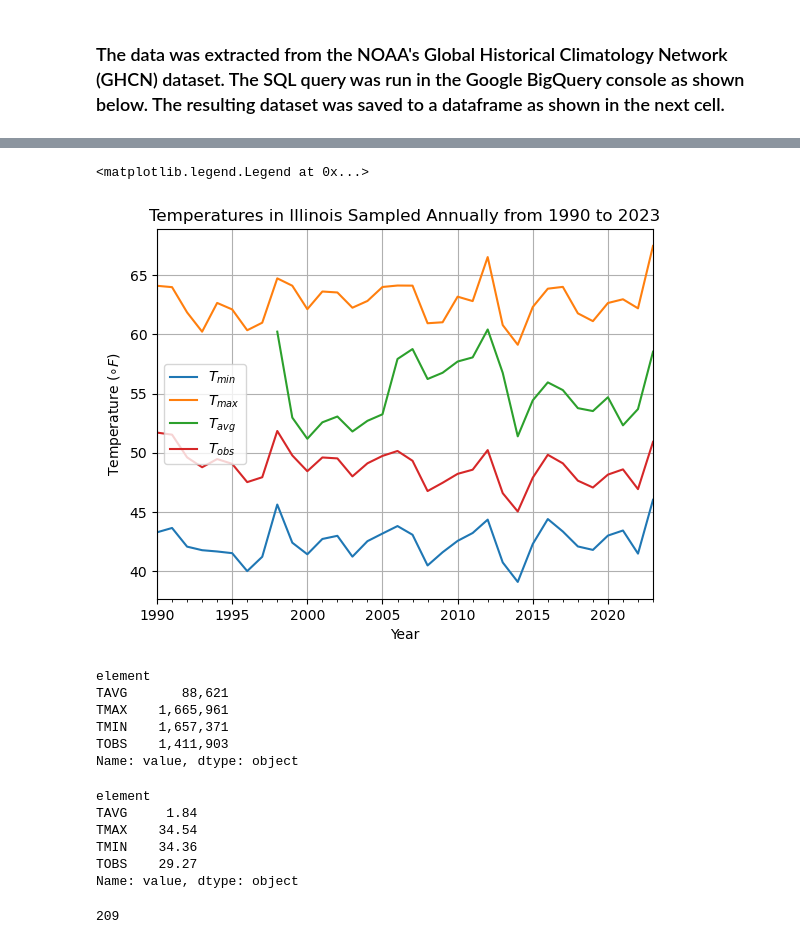
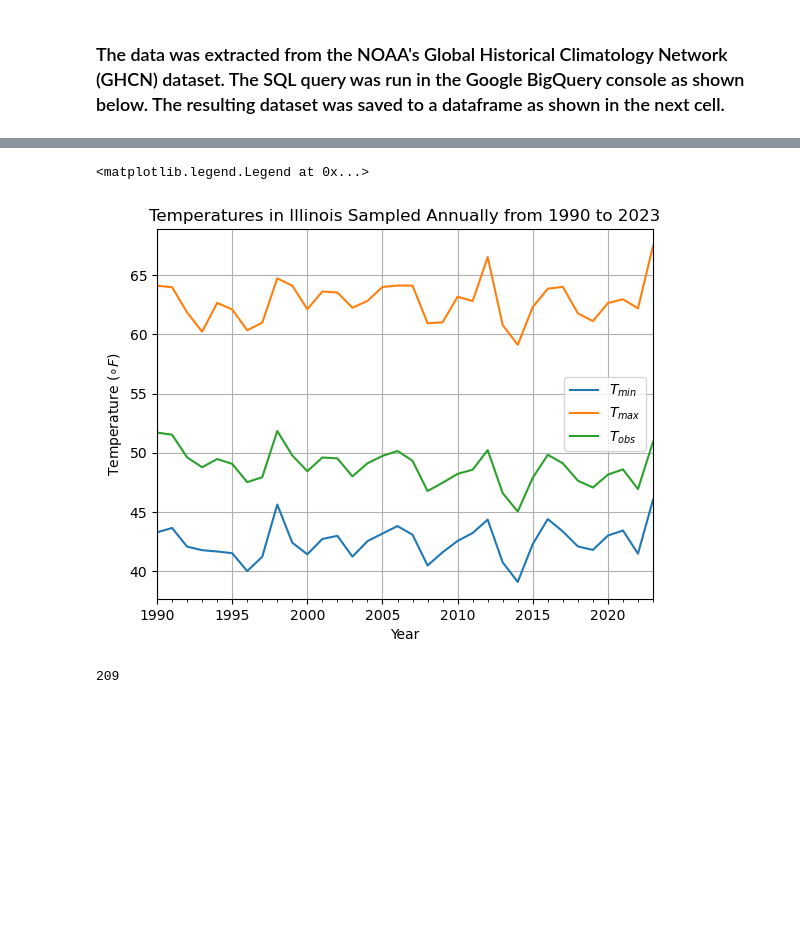
Before and after one commit to hfactor13/IllinoisWeather, a Jupyter notebook: weather_analysis.ipynb, the cells around one changed output, grey strips where cells are left out. Drawn from its saved outputs; the diff is of its cells as text; code cells hidden in the pictures; blank space fills up the shorter version.

Commit message:
Updated temperature plot and added a dataframe for the number of observations per station

```diff
--- a/weather_analysis.ipynb
+++ b/weather_analysis.ipynb
@@ -57,30 +57,11 @@ temp_only_df = transformed_temp_data[["date", "TMIN", "TMAX", "TAVG", "TOBS"]] #
 # %%
 # This code plots the minimum, maximum, average, and observed temperatures
-ax = (temp_only_df.resample("Y", on = "date").mean() # Resample the temperature dataframe over one year (originally was sampled per day)
-      .plot(xlabel = "Year", ylabel = r"Temperature ($\circ F$)",
-            grid = True, title = "Temperatures in Illinois Sampled Annually from 1990 to 2023"))
-ax.legend(loc = "best", labels = [r"$T_{min}$", r"$T_{max}$", r"$T_{avg}$", r"$T_{obs}$"]) # Format the temperature labels
+ax = (transformed_temp_data[["date","TMIN", "TMAX", "TOBS"]].resample("Y", on = "date").mean() # Resample the temperature dataframe over one year (originally was sampled per day)
+      .plot(xlabel = "Year", ylabel = r"Temperature ($\circ F$)", grid = True, title = "Temperatures in Illinois Sampled Annually from 1990 to 2023"))
+ax.legend(loc = "best", labels = [r"$T_{min}$", r"$T_{max}$", r"$T_{obs}$"]) # Format the temperature labels
 # %% [output]
 <matplotlib.legend.Legend at 0x...>
-[figure, old version]
+[figure, new version]
-# %%
-raw_temp_data.groupby("element")["value"].count().apply(lambda x: f"{x:,}") # number of observations that were taken per category
-# %% [output]
-element
-TAVG       88,621
-TMAX    1,665,961
-TMIN    1,657,371
-TOBS    1,411,903
-Name: value, dtype: object
-# %%
-raw_temp_data.groupby("element")["value"].count().apply(lambda x: f"{x / len(raw_temp_data) * 100:,.2f}") # percentage of observations per category
-# %% [output]
-element
-TAVG     1.84
-TMAX    34.54
-TMIN    34.36
-TOBS    29.27
-Name: value, dtype: object
 # %%
 transformed_temp_data["name"].nunique() # number of stations in Illinois
 # %% [output]
```
Also changed, not shown: parts of 6 cells of this notebook.
